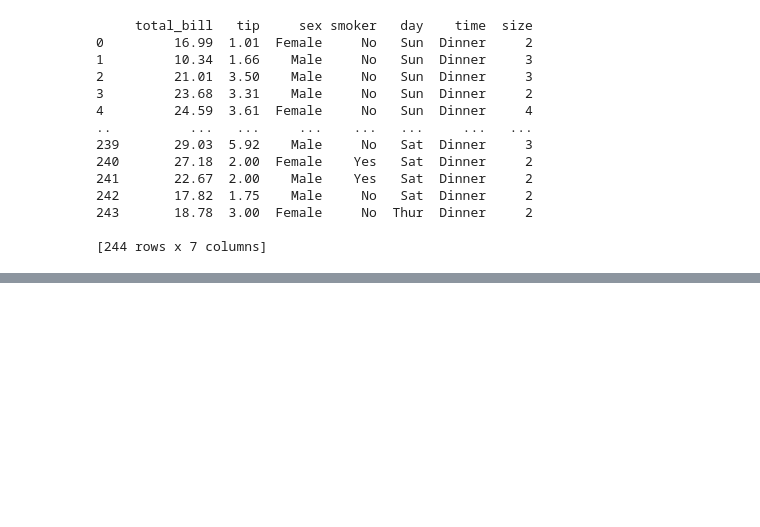
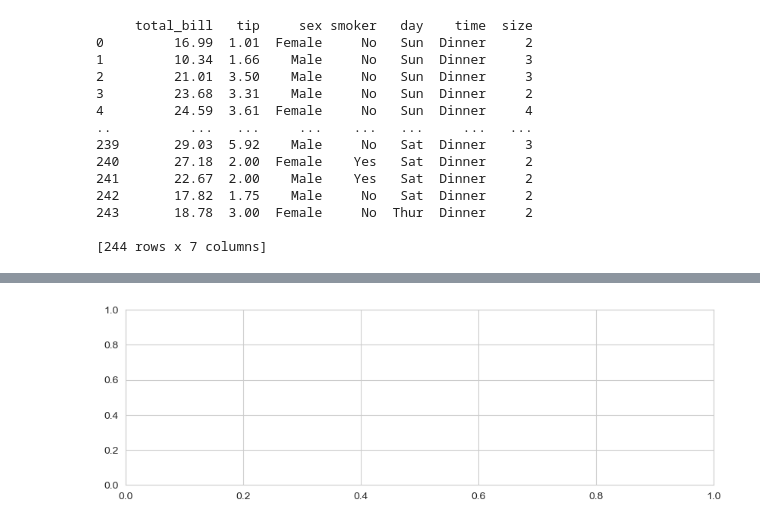
Before and after one commit to cheonandrew/visualization, a Jupyter notebook: 02_activities/assignments/participation/Session5.ipynb, the cells around one changed output, grey strips where cells are left out. Saved outputs shown, nothing was run; the diff lists cells and outputs as text; code cells hidden in the pictures; blank space fills up the shorter version.

```diff
--- a/02_activities/assignments/participation/Session5.ipynb
+++ b/02_activities/assignments/participation/Session5.ipynb
@@ -26,0 +57,4 @@ print(tips)
+# %%
+fig = plt.subplots(figsize=(10, 3))
+# %% [output]
+[figure, added]
```
Also changed, not shown: parts of 16 cells of this notebook, 1 other file.
